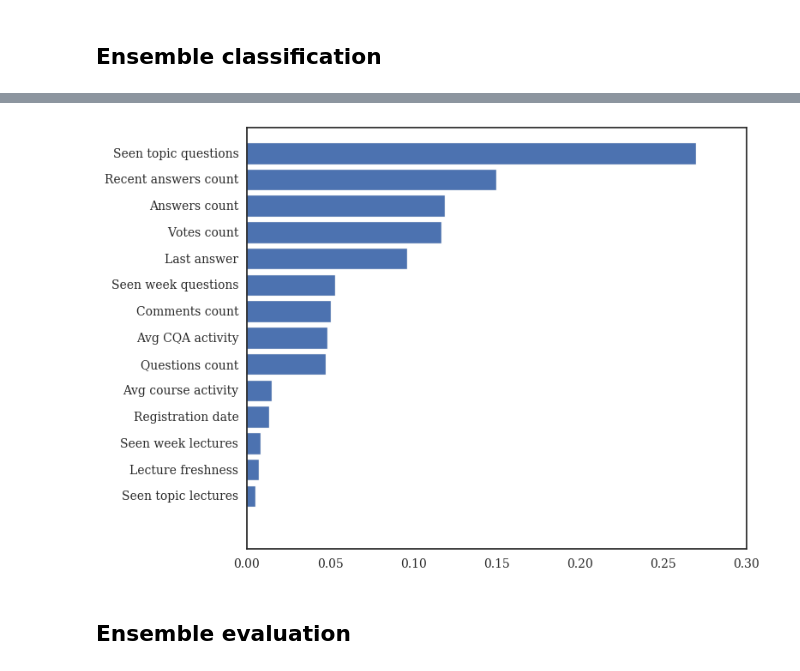
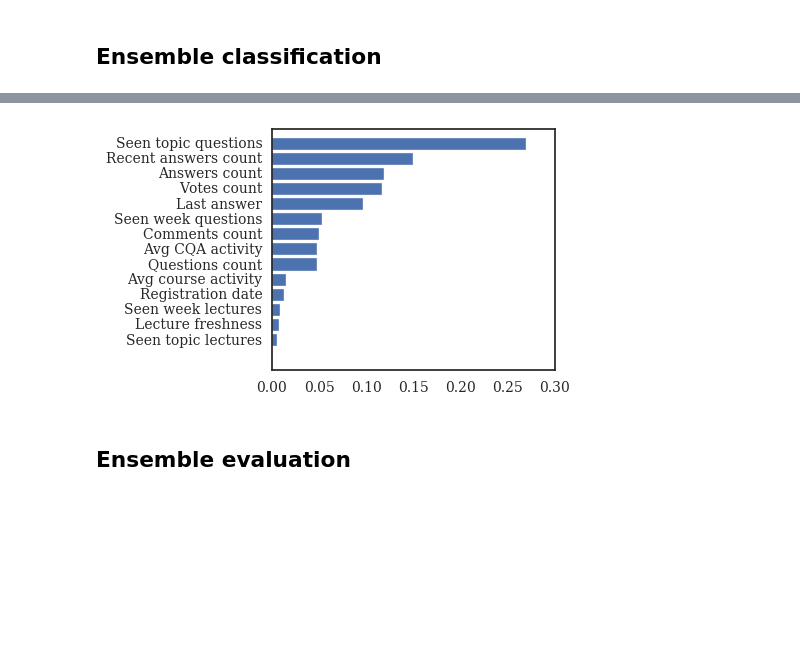
Before and after one commit to dmacjam/dp-analysis-evaluation, a Jupyter notebook: question-routing-evaluation.ipynb, the cells around one changed output, grey strips where cells are left out. Cells and saved outputs as stored; diff of their text form; code cells hidden in the pictures; blank space fills up the shorter version.

```diff
--- a/question-routing-evaluation.ipynb
+++ b/question-routing-evaluation.ipynb
@@ -538,12 +501,14 @@ fig.savefig('exp-importances.eps', format='eps')
 # %%
 # Load trained willingness classifier.
 willigness_clf_filename = 'data/models/willingness-classifier.pkl'
 will_clf = joblib.load(willigness_clf_filename)
 fig = features_importances(will_clf.named_steps['clf'].feature_importances_, wil_data.drop('Class', axis=1))
 #will_clf.get_params()
-fig.savefig('will-importances.eps', format='eps')
+fig.set_size_inches(5, 3)
+fig.tight_layout()
+fig.savefig('will-importances.svg', format='svg')
 # %% [output]
-[figure, old version]
+[figure, new version]
 # %% [markdown]
 ## Ensemble evaluation
 # %%
```
Also changed, not shown: parts of 3 cells of this notebook, 1 other file.
